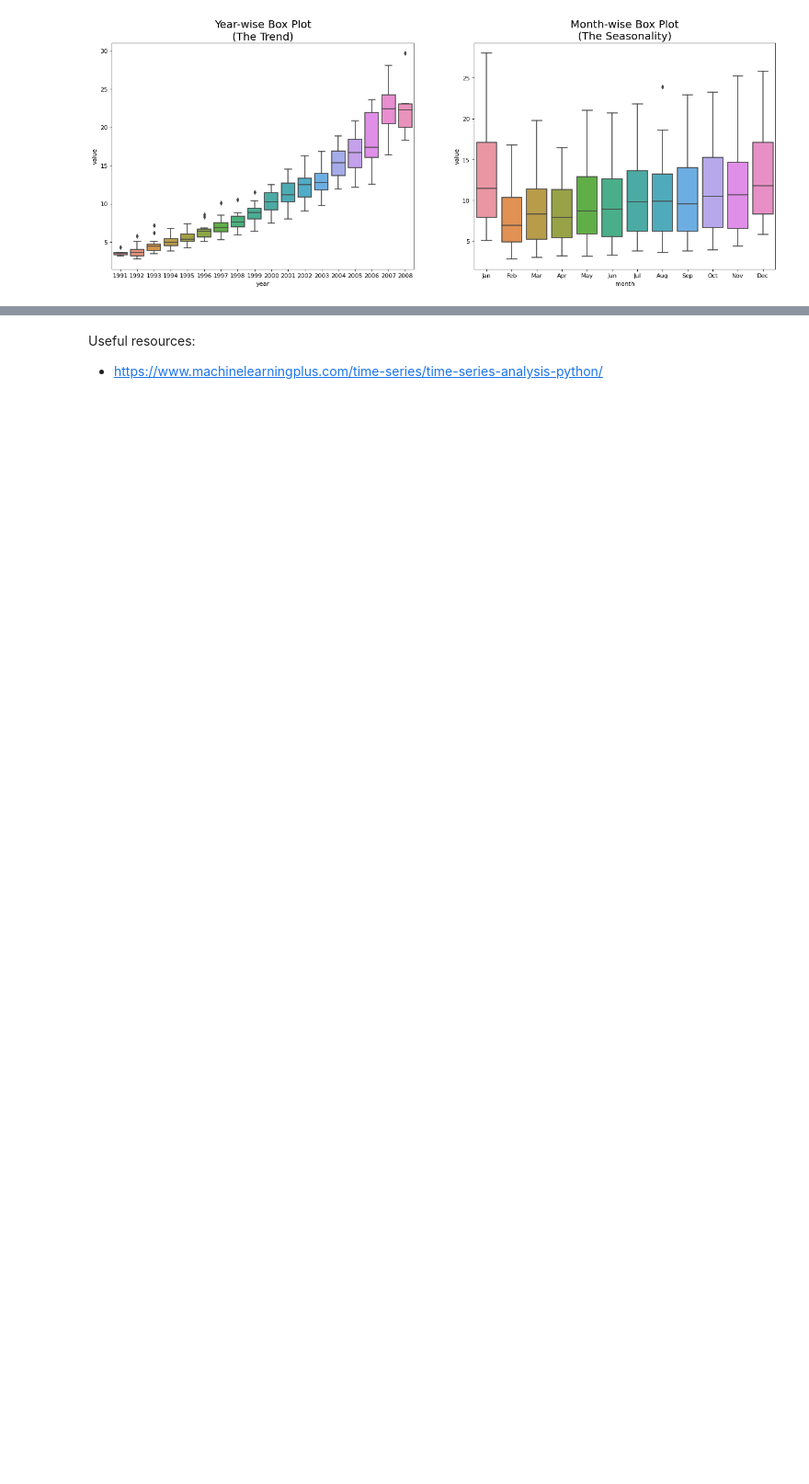
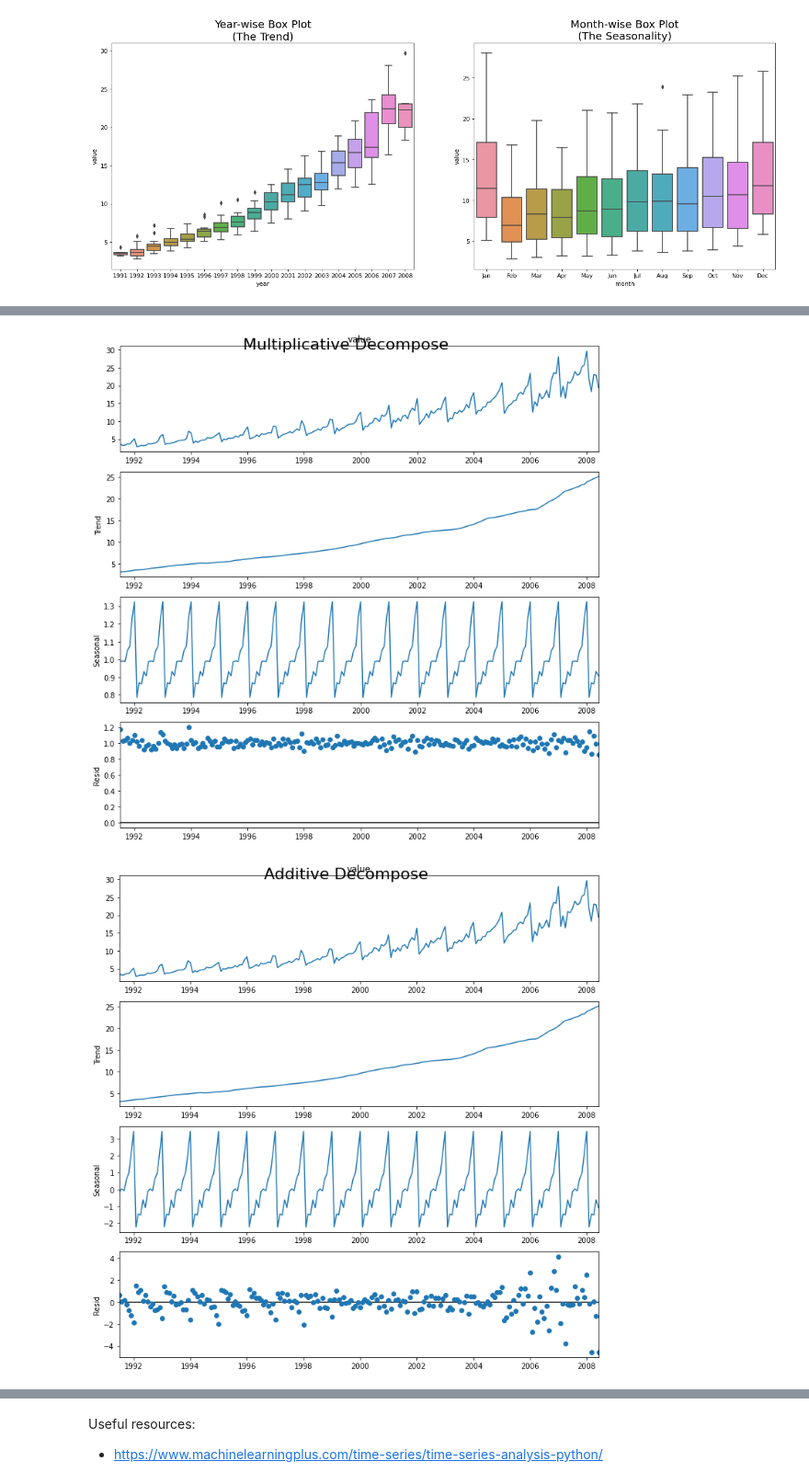
Before and after one commit to nisengweregis/time_series, a Jupyter notebook: time_series_v3.ipynb, the cells around one changed output, grey strips where cells are left out. Shown at 92% size. Saved outputs shown, nothing was run; the diff lists cells and outputs as text; code cells hidden in the pictures; blank space fills up the shorter version.

```diff
--- a/time_series_v3.ipynb
+++ b/time_series_v3.ipynb
@@ -142,0 +157,19 @@ plt.show()
+# %%
+from statsmodels.tsa.seasonal import seasonal_decompose
+from dateutil.parser import parse
+
+# Import Data
+df = pd.read_csv('https://raw.githubusercontent.com/selva86/datasets/master/a10.csv', parse_dates=['date'], index_col='date')
+
+# Multiplicative Decomposition
+result_mul = seasonal_decompose(df['value'], model='multiplicative', extrapolate_trend='freq')
+
+# Additive Decomposition
+result_add = seasonal_decompose(df['value'], model='additive', extrapolate_trend='freq')
+
+# Plot
+plt.rcParams.update({'figure.figsize': (10,10)})
+result_mul.plot().suptitle('Multiplicative Decompose', fontsize=22)
+result_add.plot().suptitle('Additive Decompose', fontsize=22)
+plt.show()
+# %% [output]
@@ -142,0 +179,2 @@ plt.show()
+[figure, added]
+[figure, added]
```
Also changed, not shown: parts of 3 cells of this notebook.
